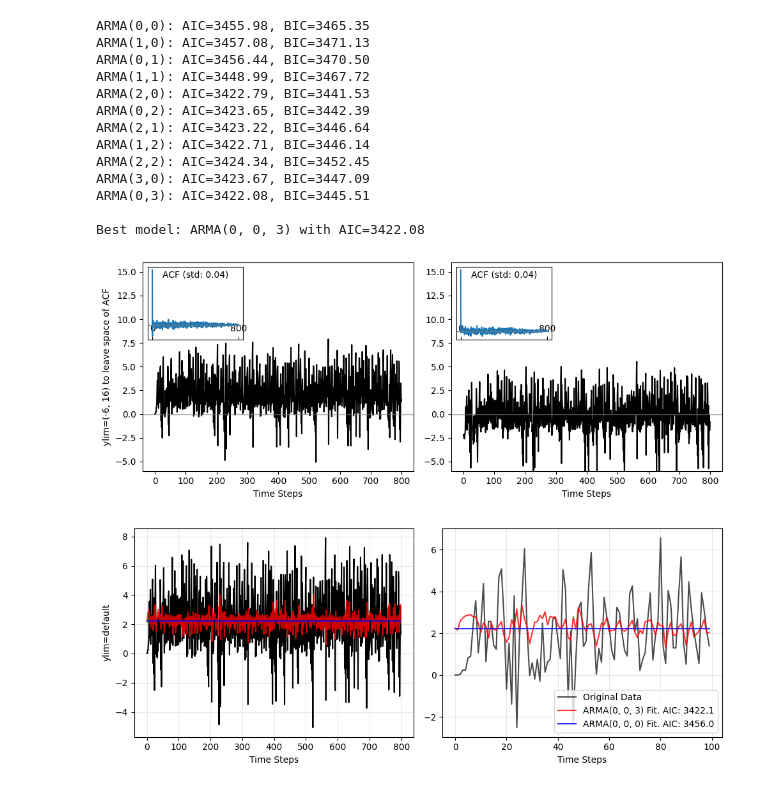
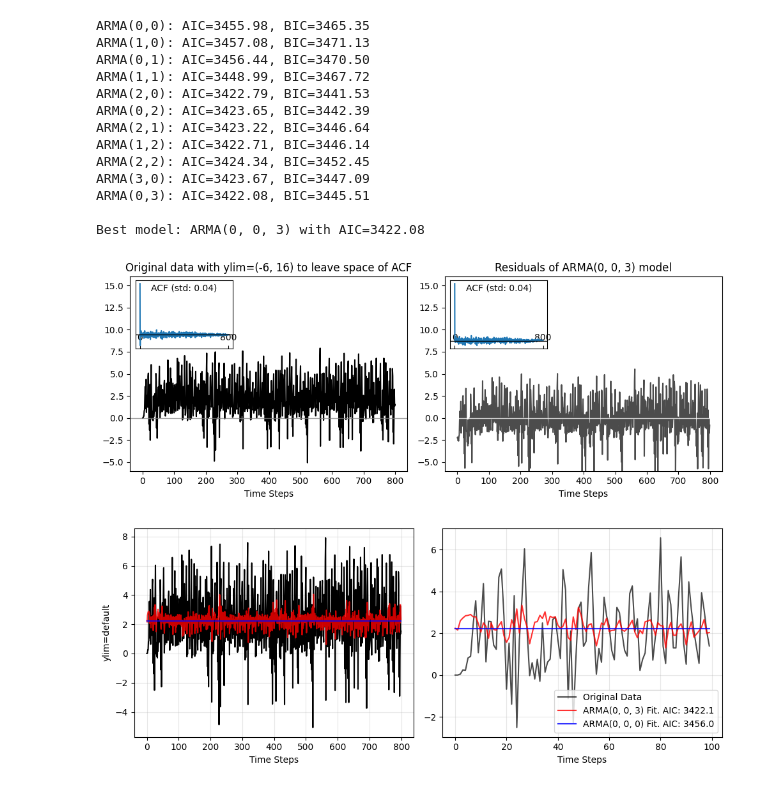
Before and after one commit to nicholaseruplarsen/advanced-timeseries-02427, a Jupyter notebook: assignment-1/comp1_part5.ipynb, the cells around one changed output. Saved outputs shown, nothing was run; the diff lists cells and outputs as text; code cells hidden in the pictures.

```diff
--- a/assignment-1/comp1_part5.ipynb
+++ b/assignment-1/comp1_part5.ipynb
@@ -137,41 +137,41 @@ fig, (ax1, ax2) = plt.subplots(1, 2, figsize=(10, 4))
 # Left: Original data with ACF inset
 ax1.plot(data5, color='black')
 ax1.set_ylim(-6, 16)
 ax1.axhline(y=0, color='gray', linestyle='-', linewidth=1, alpha=0.7)
-# ax1.set_title(f'Original data and its ACF')
-ax1.set_ylabel('ylim=(-6, 16) to leave space of ACF')
+ax1.set_title(f'Original data with ylim=(-6, 16) to leave space of ACF')
+# ax1.set_ylabel('')
 ax1.set_xlabel('Time Steps')
 
 ax_acf1 = ax1.inset_axes([0.02, 0.63, 0.35, 0.35])
 ax_acf1.plot(acf_data)
-ax_acf1.axhline(y=0, color='gray', linestyle='--', linewidth=1)
+ax_acf1.axhline(y=0, color='black', linestyle='-', linewidth=1)
 ax_acf1.set_xticks([0, length])
 ax_acf1.tick_params(axis='x', direction="in", pad=-17, labelrotation=0)
 ax_acf1.set_yticks([])
 ax_acf1.set_xlabel('')
 ax_acf1.text(0.5, 0.95, f'ACF (std: {np.std(acf_data):.2f})', transform=ax_acf1.transAxes, ha='center', va='top')
 
 # Right: Residuals with ACF inset
-ax2.plot(residuals, color='black')
+ax2.plot(residuals, color='black', alpha=0.7)
 ax2.set_ylim(-6, 16)
 ax2.set_xlabel('Time Steps')
-ax2.axhline(y=0, color='gray', linestyle='-', linewidth=1, alpha=0.7)
-# ax2.set_title(f'Residuals of ARMA{best_order} model')
+ax2.axhline(y=0, color='white', linestyle='-', linewidth=1, alpha=0.7)
+ax2.set_title(f'Residuals of ARMA{best_order} model')
 
 ax_acf2 = ax2.inset_axes([0.02, 0.63, 0.35, 0.35])
 ax_acf2.plot(acf_residuals)
-ax_acf2.axhline(y=0, color='gray', linestyle='--', linewidth=1)
+ax_acf2.axhline(y=0, color='black', linestyle='-', linewidth=1)
 ax_acf2.set_xticks([0, residuals_length])
 ax_acf2.tick_params(axis='x', direction="in", pad=-17, labelrotation=0)
 ax_acf2.set_yticks([])
 ax_acf2.set_xlabel('')
 ax_acf2.text(0.5, 0.95, f'ACF (std: {np.std(acf_residuals):.2f})', transform=ax_acf2.transAxes, ha='center', va='top')
 
 plt.tight_layout()
 plt.savefig(f'plots/part5_data_residuals_acf')
 plt.show()
 # %% [output]
-[figure, old version]
+[figure, new version]
 # %%
 # From your results, identify best and worst models
 best_order = (0, 0, 3)  # MA(3) with AIC=3422.08
```
Also changed, not shown: parts of 3 cells of this notebook, 6 other files.
